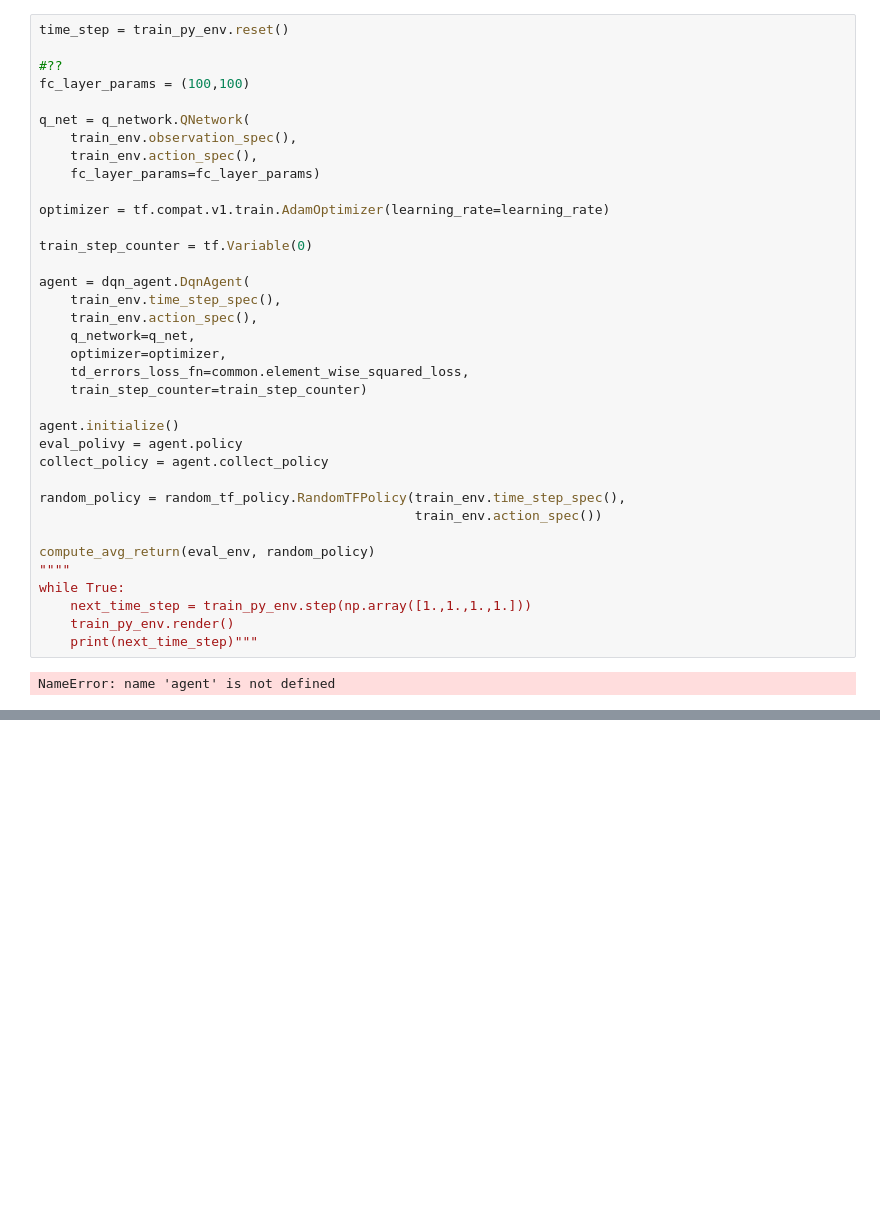
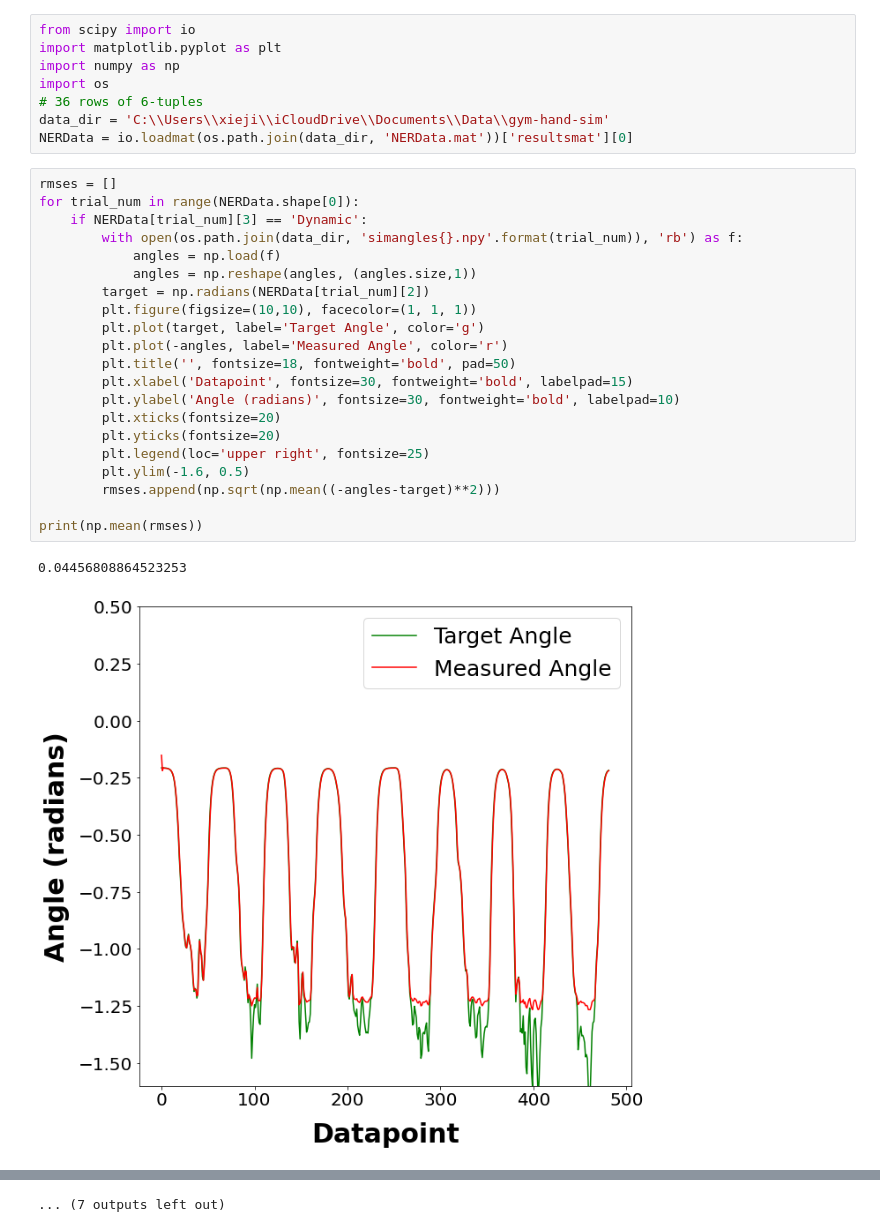
Before and after one commit to JChunX/gym-hand-sim, a Jupyter notebook: gym_hand_sim/train_hand.ipynb, the cells around one changed output, grey strips where cells are left out. Drawn from its saved outputs; the diff is of its cells as text; blank space fills up the shorter version.

```diff
--- a/gym_hand_sim/train_hand.ipynb
+++ b/gym_hand_sim/train_hand.ipynb
@@ -165,38 +1,32 @@ for k = 0,1,2:
-# %%
-time_step = train_py_env.reset()
-
-#??
-fc_layer_params = (100,100)
-
-q_net = q_network.QNetwork(
-    train_env.observation_spec(),
-    train_env.action_spec(),
-    fc_layer_params=fc_layer_params)
-
-optimizer = tf.compat.v1.train.AdamOptimizer(learning_rate=learning_rate)
-
-train_step_counter = tf.Variable(0)
-
-agent = dqn_agent.DqnAgent(
-    train_env.time_step_spec(),
-    train_env.action_spec(),
-    q_network=q_net,
-    optimizer=optimizer,
-    td_errors_loss_fn=common.element_wise_squared_loss,
-    train_step_counter=train_step_counter)
-
-agent.initialize()
-eval_polivy = agent.policy
-collect_policy = agent.collect_policy
-
-random_policy = random_tf_policy.RandomTFPolicy(train_env.time_step_spec(),
-                                                train_env.action_spec())
-
-compute_avg_return(eval_env, random_policy)
-""""
-while True:
-    next_time_step = train_py_env.step(np.array([1.,1.,1.,1.]))
-    train_py_env.render()
-    print(next_time_step)"""
-# %% [output]
-NameError: name 'agent' is not defined
+# %%
+from scipy import io
+import matplotlib.pyplot as plt
+import numpy as np
+import os
+# 36 rows of 6-tuples
+data_dir = 'C:\\Users\\xieji\\iCloudDrive\\Documents\\Data\\gym-hand-sim'
+NERData = io.loadmat(os.path.join(data_dir, 'NERData.mat'))['resultsmat'][0]
+# %%
+rmses = []
+for trial_num in range(NERData.shape[0]):
+    if NERData[trial_num][3] == 'Dynamic':
+        with open(os.path.join(data_dir, 'simangles{}.npy'.format(trial_num)), 'rb') as f:
+            angles = np.load(f)
+            angles = np.reshape(angles, (angles.size,1))
+        target = np.radians(NERData[trial_num][2])
+        plt.figure(figsize=(10,10), facecolor=(1, 1, 1))
+        plt.plot(target, label='Target Angle', color='g')
+        plt.plot(-angles, label='Measured Angle', color='r')
+        plt.title('', fontsize=18, fontweight='bold', pad=50)
+        plt.xlabel('Datapoint', fontsize=30, fontweight='bold', labelpad=15)
+        plt.ylabel('Angle (radians)', fontsize=30, fontweight='bold', labelpad=10)
+        plt.xticks(fontsize=20)
+        plt.yticks(fontsize=20)
+        plt.legend(loc='upper right', fontsize=25)
+        plt.ylim(-1.6, 0.5)
+        rmses.append(np.sqrt(np.mean((-angles-target)**2)))
+
+print(np.mean(rmses))
+# %% [output]
+0.04456808864523253
+[figure, added]
@@ -202,0 +43 @@ NameError: name 'agent' is not defined
+... (7 outputs left out)
```
Also changed, not shown: parts of 7 cells of this notebook, 4 other files.
